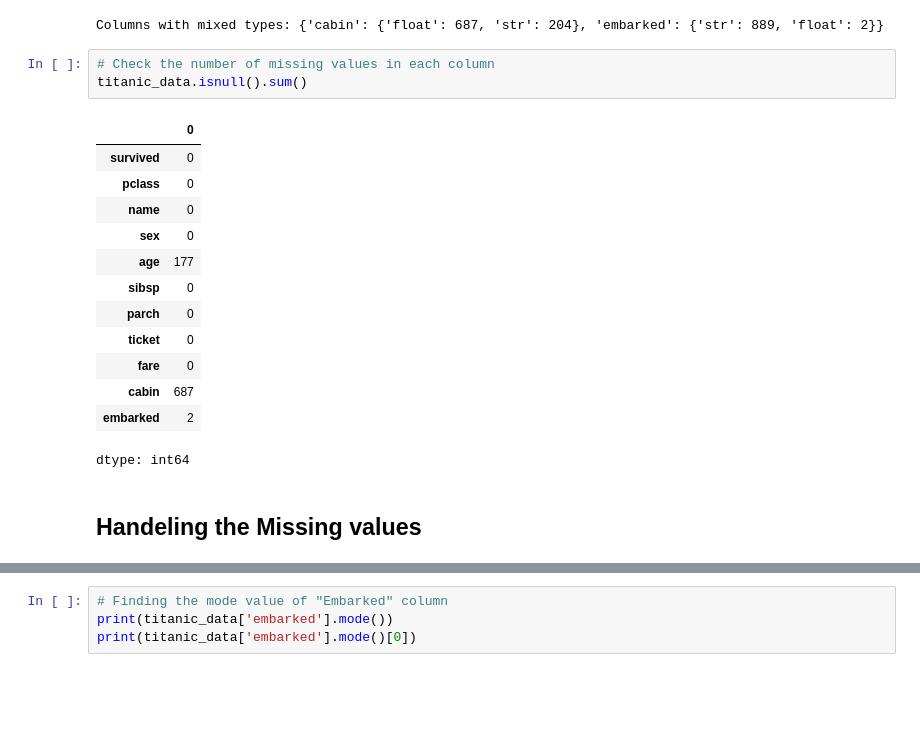
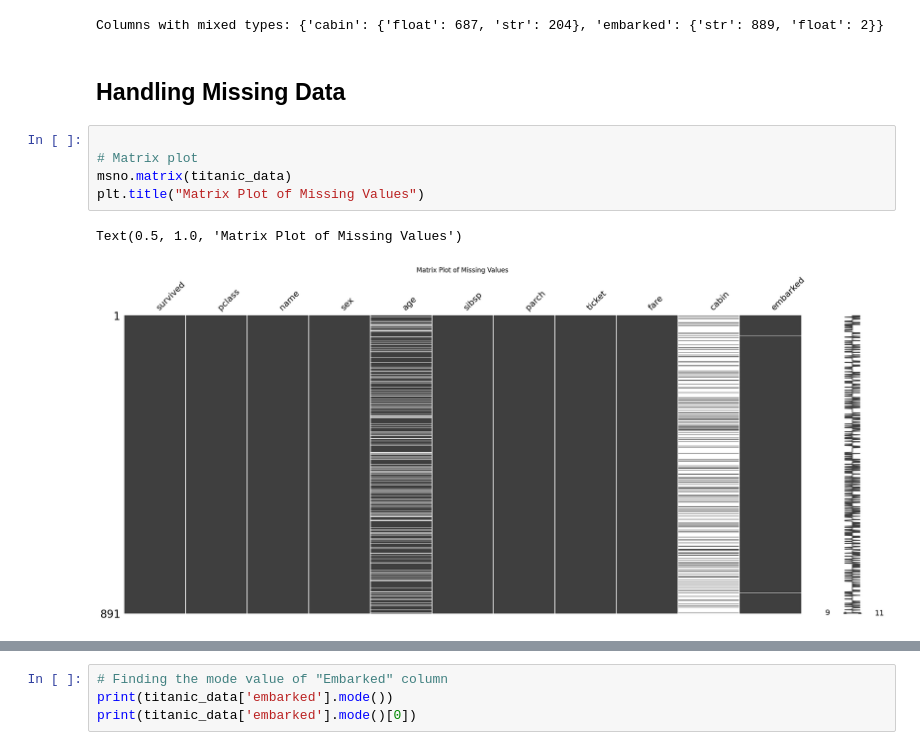
Before and after one commit to AfsanehShamsaddini/Titanic_Survival_Prediction, a Jupyter notebook: Titanic_Survival_Prediction.ipynb, the cells around one changed output, grey strips where cells are left out. Drawn from its saved outputs; the diff is of its cells as text; blank space fills up the shorter version.

```diff
--- a/Titanic_Survival_Prediction.ipynb
+++ b/Titanic_Survival_Prediction.ipynb
@@ -127,22 +130,13 @@ mixed_columns = detect_mixed_types(titanic_data)
 print("Columns with mixed types:", mixed_columns)
 # %% [output]
 Columns with mixed types: {'cabin': {'float': 687, 'str': 204}, 'embarked': {'str': 889, 'float': 2}}
-# %%
-# Check the number of missing values in each column
-titanic_data.isnull().sum()
-# %% [output]
-|  | 0 |
-| survived | 0 |
-| pclass | 0 |
-| name | 0 |
-| sex | 0 |
-| age | 177 |
-| sibsp | 0 |
-| parch | 0 |
-| ticket | 0 |
-| fare | 0 |
-| cabin | 687 |
-| embarked | 2 |
-dtype: int64
-# %% [markdown]
-## Handeling the Missing values
+# %% [markdown]
+## Handling Missing Data
+# %%
+
+# Matrix plot
+msno.matrix(titanic_data)
+plt.title("Matrix Plot of Missing Values")
+# %% [output]
+Text(0.5, 1.0, 'Matrix Plot of Missing Values')
+[figure, added]
```
Also changed, not shown: parts of 9 cells of this notebook.
